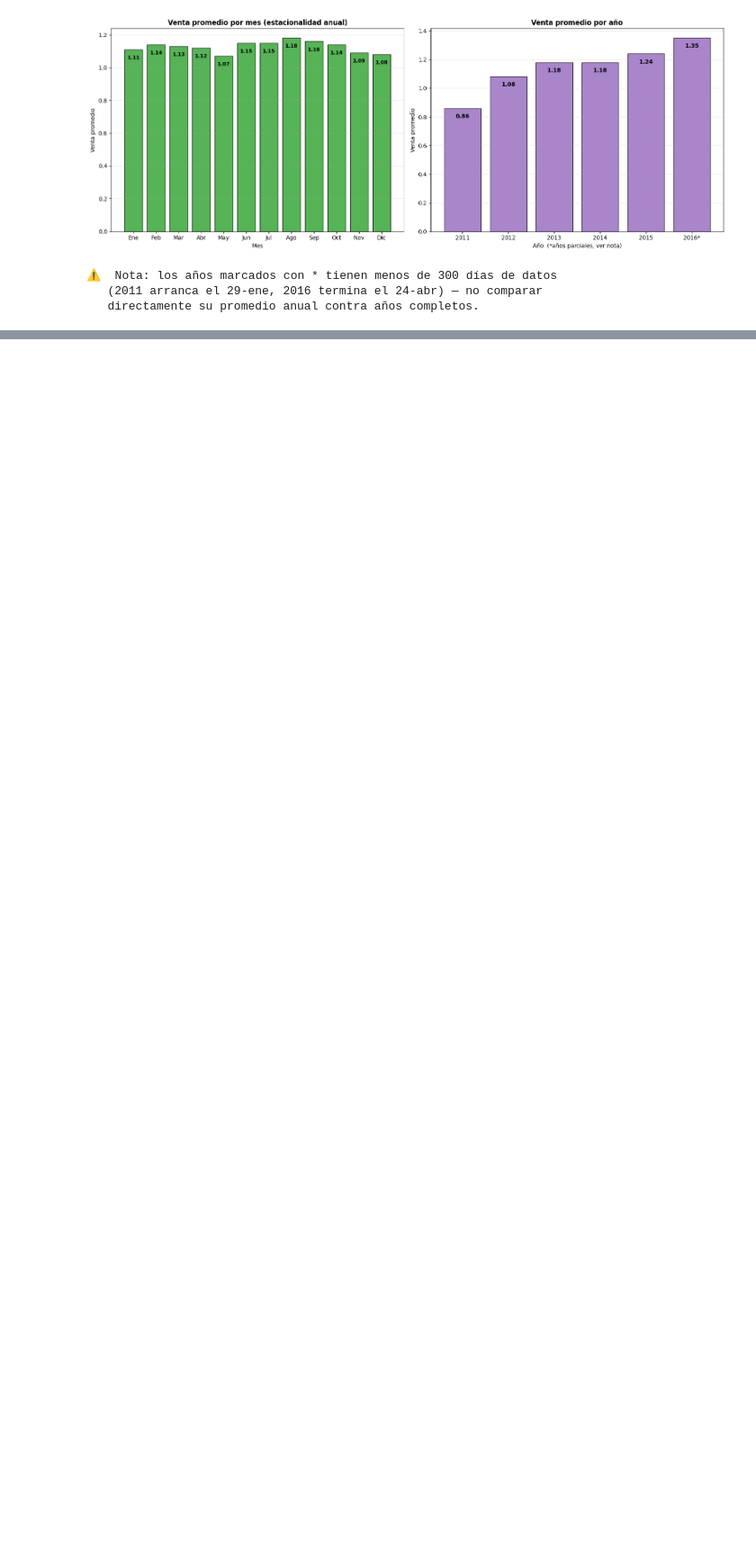
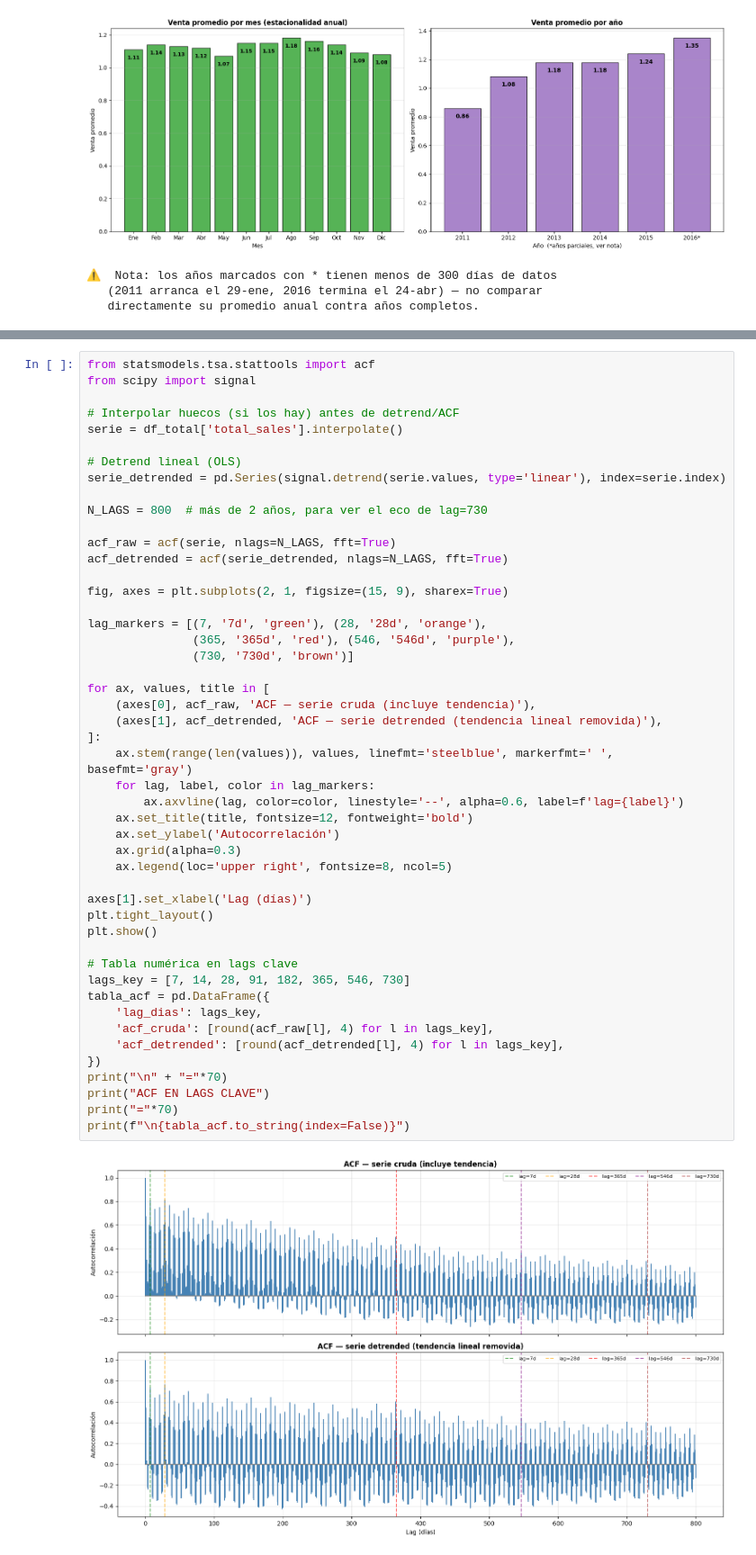
Before and after one commit to desareca/m5-probabilistic-forecast, a Jupyter notebook: notebooks/01_eda.ipynb, the cells around one changed output, grey strips where cells are left out. Shown at 90% size. Drawn from its saved outputs; the diff is of its cells as text; blank space fills up the shorter version.

```diff
--- a/notebooks/01_eda.ipynb
+++ b/notebooks/01_eda.ipynb
@@ -781,0 +823,50 @@ PATRONES MENSUAL Y ANUAL
+# %%
+from statsmodels.tsa.stattools import acf
+from scipy import signal
+
+# Interpolar huecos (si los hay) antes de detrend/ACF
+serie = df_total['total_sales'].interpolate()
+
+# Detrend lineal (OLS)
+serie_detrended = pd.Series(signal.detrend(serie.values, type='linear'), index=serie.index)
+
+N_LAGS = 800  # más de 2 años, para ver el eco de lag=730
+
+acf_raw = acf(serie, nlags=N_LAGS, fft=True)
+acf_detrended = acf(serie_detrended, nlags=N_LAGS, fft=True)
+
+fig, axes = plt.subplots(2, 1, figsize=(15, 9), sharex=True)
+
+lag_markers = [(7, '7d', 'green'), (28, '28d', 'orange'),
+               (365, '365d', 'red'), (546, '546d', 'purple'),
+               (730, '730d', 'brown')]
+
+for ax, values, title in [
+    (axes[0], acf_raw, 'ACF — serie cruda (incluye tendencia)'),
+    (axes[1], acf_detrended, 'ACF — serie detrended (tendencia lineal removida)'),
+]:
+    ax.stem(range(len(values)), values, linefmt='steelblue', markerfmt=' ', basefmt='gray')
+    for lag, label, color in lag_markers:
+        ax.axvline(lag, color=color, linestyle='--', alpha=0.6, label=f'lag={label}')
+    ax.set_title(title, fontsize=12, fontweight='bold')
+    ax.set_ylabel('Autocorrelación')
+    ax.grid(alpha=0.3)
+    ax.legend(loc='upper right', fontsize=8, ncol=5)
+
+axes[1].set_xlabel('Lag (días)')
+plt.tight_layout()
+plt.show()
+
+# Tabla numérica en lags clave
+lags_key = [7, 14, 28, 91, 182, 365, 546, 730]
+tabla_acf = pd.DataFrame({
+    'lag_dias': lags_key,
+    'acf_cruda': [round(acf_raw[l], 4) for l in lags_key],
+    'acf_detrended': [round(acf_detrended[l], 4) for l in lags_key],
+})
+print("\n" + "="*70)
+print("ACF EN LAGS CLAVE")
+print("="*70)
+print(f"\n{tabla_acf.to_string(index=False)}")
+# %% [output]
+[figure, added]
```
Also changed, not shown: parts of 7 cells of this notebook.
